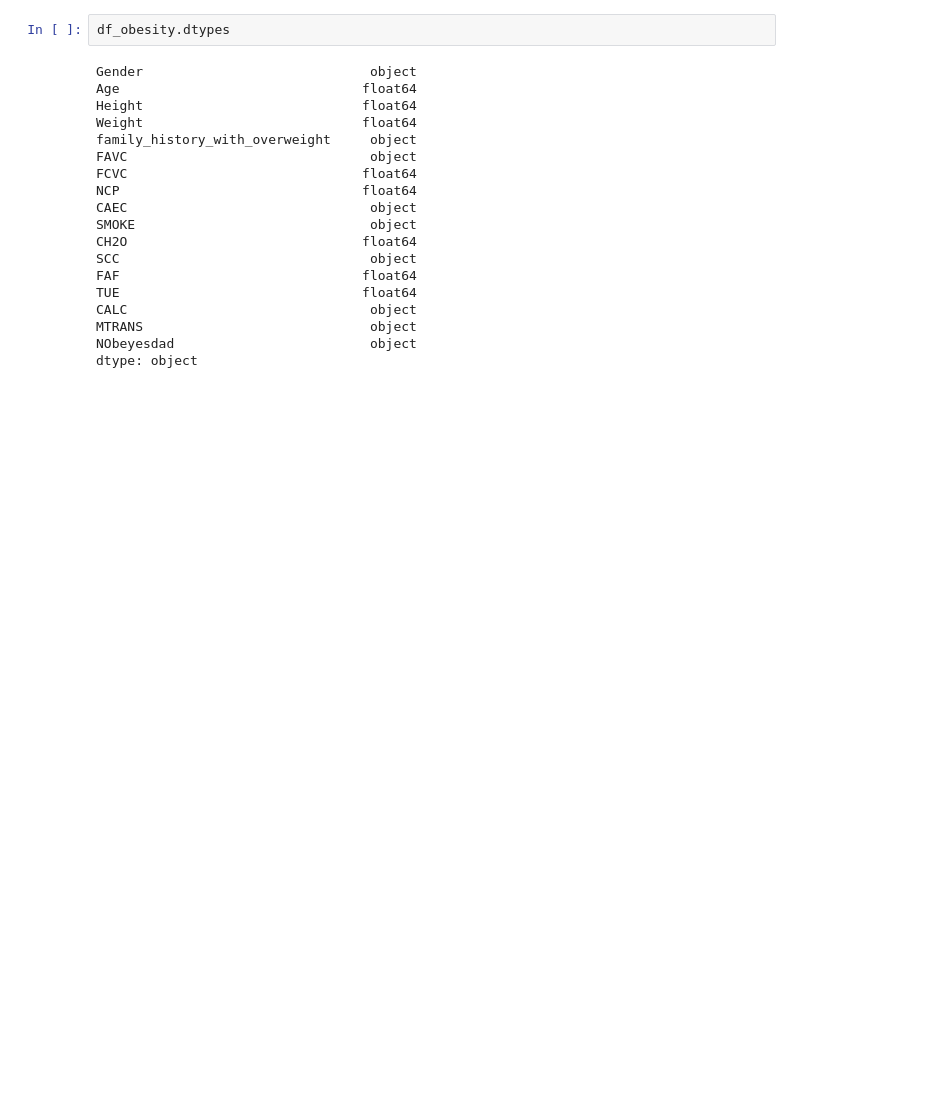
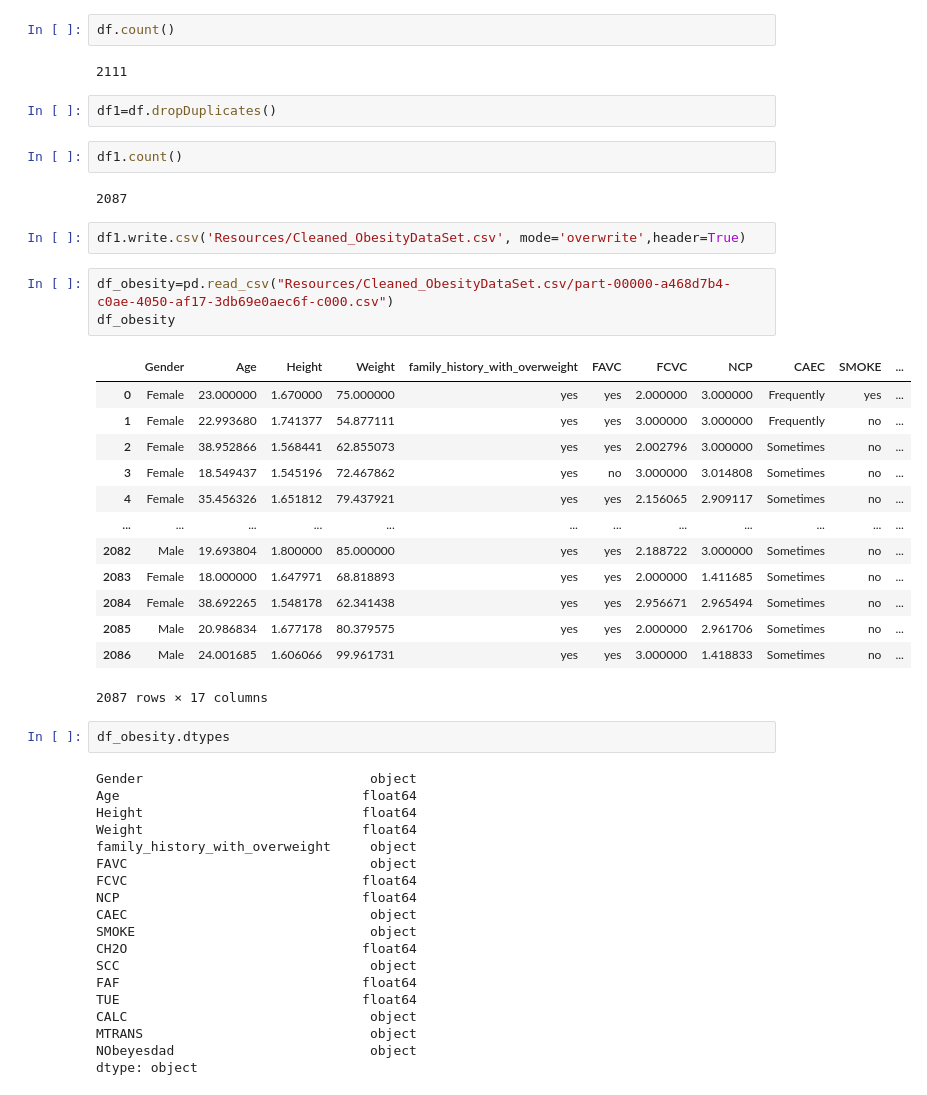
Before and after one commit to JollyCJoseph/project4_group7, a Jupyter notebook: main.ipynb, the cells around one changed output. Saved outputs shown, nothing was run; the diff lists cells and outputs as text; blank space fills up the shorter version.

```diff
--- a/main.ipynb
+++ b/main.ipynb
@@ -43,3 +55,32 @@ df_obesity
+# %%
+df.count()
+# %% [output]
+2111
+# %%
+df1=df.dropDuplicates()
+# %%
+df1.count()
+# %% [output]
+2087
+# %%
+df1.write.csv('Resources/Cleaned_ObesityDataSet.csv', mode='overwrite',header=True)
+# %%
+df_obesity=pd.read_csv("Resources/Cleaned_ObesityDataSet.csv/part-00000-a468d7b4-c0ae-4050-af17-3db69e0aec6f-c000.csv")
+df_obesity
+# %% [output]
+|  | Gender | Age | Height | Weight | family_history_with_overweight | FAVC | FCVC | NCP | CAEC | SMOKE | ... |
+| 0 | Female | 23.000000 | 1.670000 | 75.000000 | yes | yes | 2.000000 | 3.000000 | Frequently | yes | ... |
+| 1 | Female | 22.993680 | 1.741377 | 54.877111 | yes | yes | 3.000000 | 3.000000 | Frequently | no | ... |
+| 2 | Female | 38.952866 | 1.568441 | 62.855073 | yes | yes | 2.002796 | 3.000000 | Sometimes | no | ... |
+| 3 | Female | 18.549437 | 1.545196 | 72.467862 | yes | no | 3.000000 | 3.014808 | Sometimes | no | ... |
+| 4 | Female | 35.456326 | 1.651812 | 79.437921 | yes | yes | 2.156065 | 2.909117 | Sometimes | no | ... |
+| ... | ... | ... | ... | ... | ... | ... | ... | ... | ... | ... | ... |
+| 2082 | Male | 19.693804 | 1.800000 | 85.000000 | yes | yes | 2.188722 | 3.000000 | Sometimes | no | ... |
+| 2083 | Female | 18.000000 | 1.647971 | 68.818893 | yes | yes | 2.000000 | 1.411685 | Sometimes | no | ... |
+| 2084 | Female | 38.692265 | 1.548178 | 62.341438 | yes | yes | 2.956671 | 2.965494 | Sometimes | no | ... |
+| 2085 | Male | 20.986834 | 1.677178 | 80.379575 | yes | yes | 2.000000 | 2.961706 | Sometimes | no | ... |
+| 2086 | Male | 24.001685 | 1.606066 | 99.961731 | yes | yes | 3.000000 | 1.418833 | Sometimes | no | ... |
+2087 rows × 17 columns
 # %%
 df_obesity.dtypes
 # %% [output]
```
Also changed, not shown: parts of 16 cells of this notebook, 4 other files.
